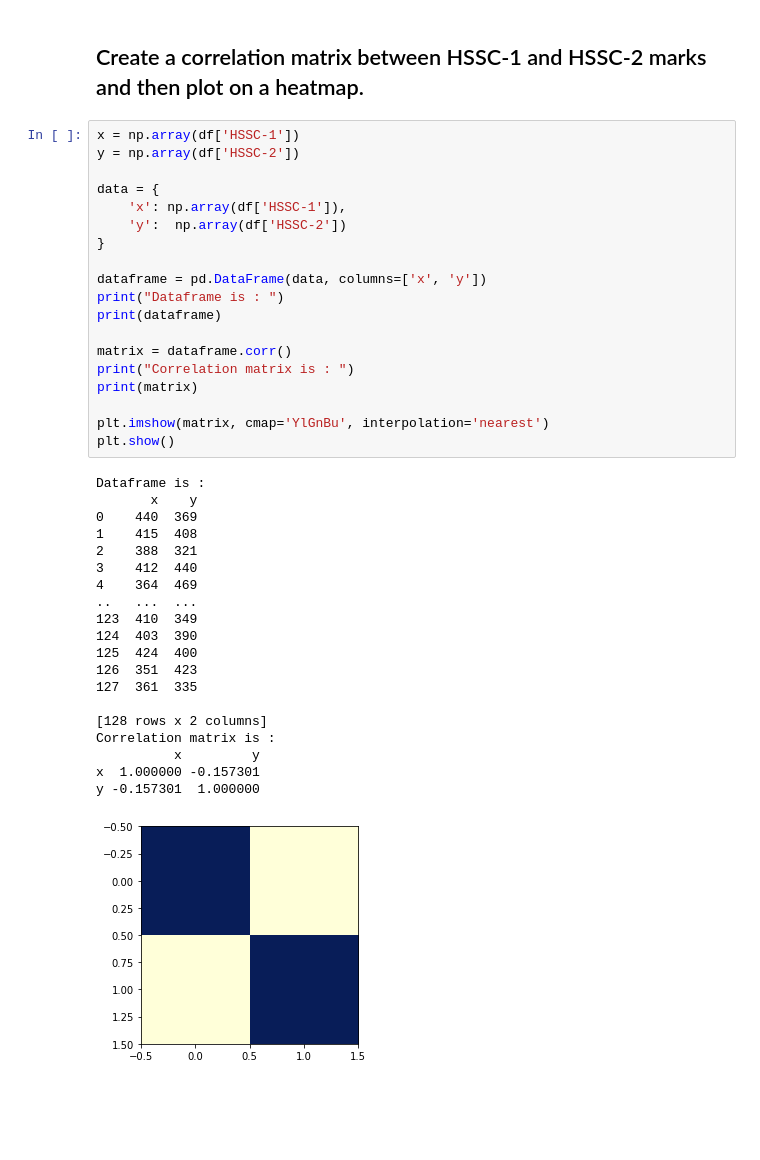
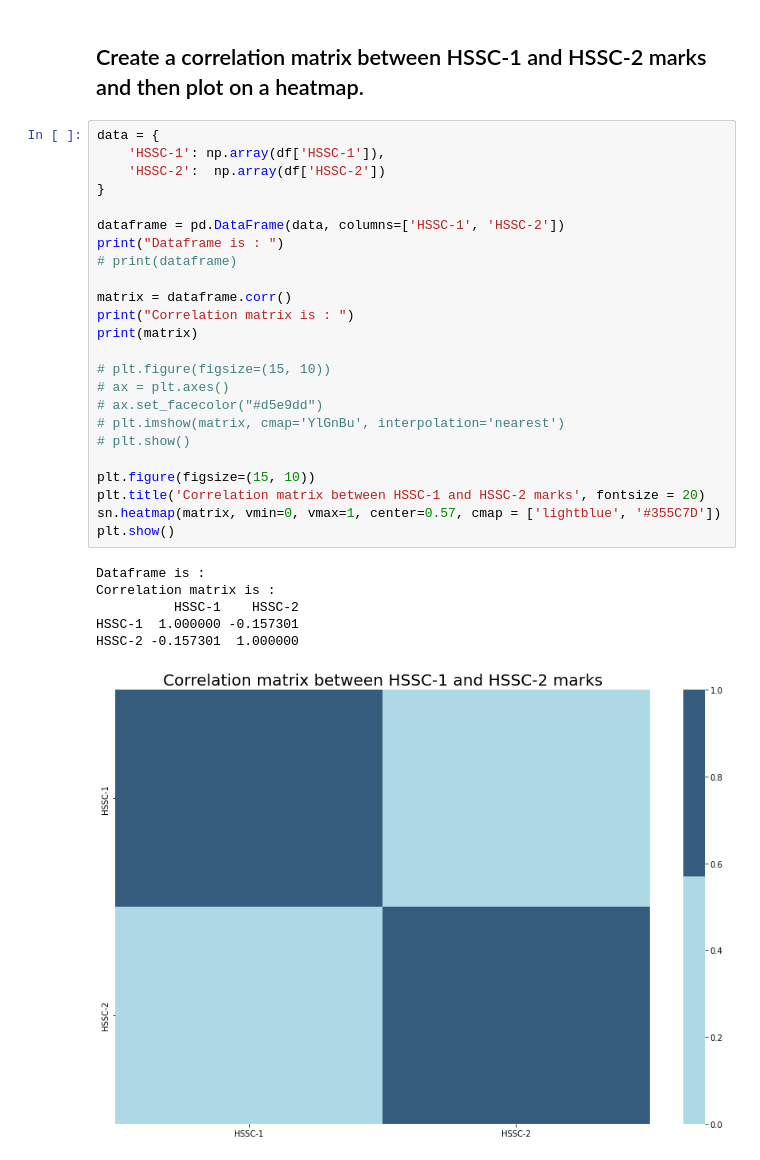
Before and after one commit to yahyaaman/Data-Science-SP20-BCS-032, a Jupyter notebook: Assignment1/data_visualization.ipynb, the cells around one changed output. Drawn from its saved outputs; the diff is of its cells as text; blank space fills up the shorter version.

```diff
--- a/Assignment1/data_visualization.ipynb
+++ b/Assignment1/data_visualization.ipynb
@@ -277,42 +283,33 @@ plt.show()
 # %% [markdown]
 ## Create a correlation matrix between HSSC-1 and HSSC-2 marks and then plot on a heatmap.
 # %%
-x = np.array(df['HSSC-1'])
-y = np.array(df['HSSC-2'])
-
 data = {
-    'x': np.array(df['HSSC-1']),
-    'y':  np.array(df['HSSC-2'])
+    'HSSC-1': np.array(df['HSSC-1']),
+    'HSSC-2':  np.array(df['HSSC-2'])
 }
 
-dataframe = pd.DataFrame(data, columns=['x', 'y'])
+dataframe = pd.DataFrame(data, columns=['HSSC-1', 'HSSC-2'])
 print("Dataframe is : ")
-print(dataframe)
+# print(dataframe)
 
 matrix = dataframe.corr()
 print("Correlation matrix is : ")
 print(matrix)
 
-plt.imshow(matrix, cmap='YlGnBu', interpolation='nearest')
+# plt.figure(figsize=(15, 10))
+# ax = plt.axes()
+# ax.set_facecolor("#d5e9dd")
+# plt.imshow(matrix, cmap='YlGnBu', interpolation='nearest')
+# plt.show()
+
+plt.figure(figsize=(15, 10))
+plt.title('Correlation matrix between HSSC-1 and HSSC-2 marks', fontsize = 20)
+sn.heatmap(matrix, vmin=0, vmax=1, center=0.57, cmap = ['lightblue', '#355C7D'])
 plt.show()
 # %% [output]
 Dataframe is :
-       x    y
-0    440  369
-1    415  408
-2    388  321
-3    412  440
-4    364  469
-..   ...  ...
-123  410  349
-124  403  390
-125  424  400
-126  351  423
-127  361  335
-
-[128 rows x 2 columns]
 Correlation matrix is :
-          x         y
-x  1.000000 -0.157301
-y -0.157301  1.000000
+          HSSC-1    HSSC-2
+HSSC-1  1.000000 -0.157301
+HSSC-2 -0.157301  1.000000
-[figure, old version]
+[figure, new version]
```
Also changed, not shown: parts of 14 cells of this notebook.
